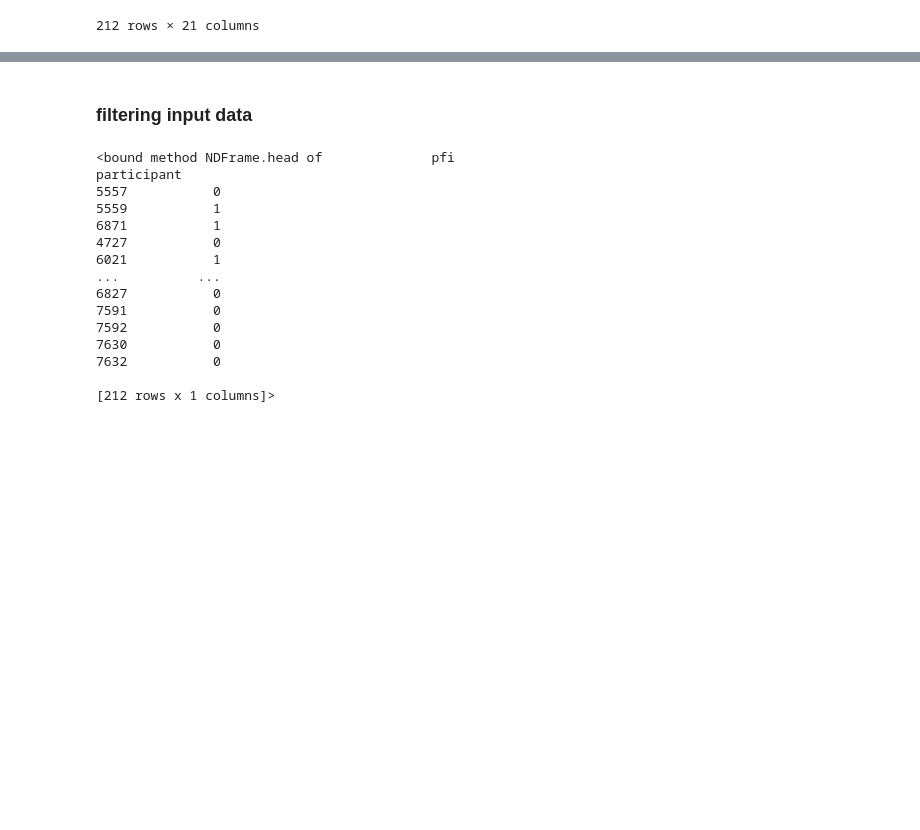
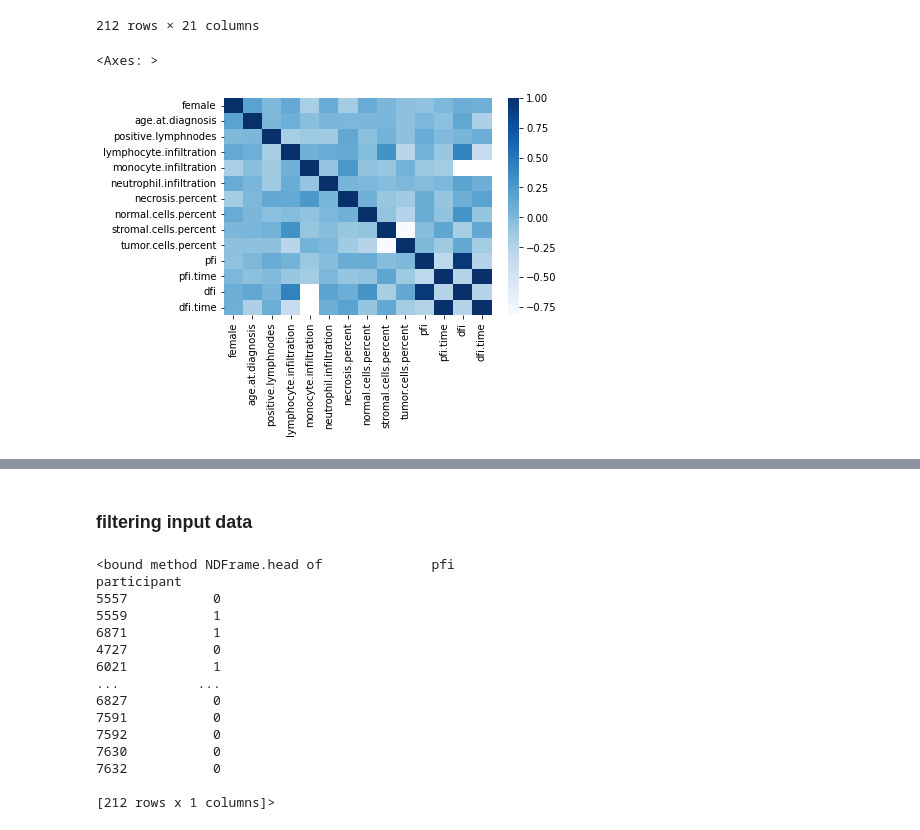
Before and after one commit to i-wallwork/Major-Project, a Jupyter notebook: Major-Project.ipynb, the cells around one changed output, grey strips where cells are left out. Cells and saved outputs as stored; diff of their text form; code cells hidden in the pictures; blank space fills up the shorter version.

```diff
--- a/Major-Project.ipynb
+++ b/Major-Project.ipynb
@@ -33,4 +34,8 @@ c_df
 | 7632 | True | head & neck squamous cell carcinoma | 68 | not hispanic or latino | white | 0.0 | stage iva | ... |
 212 rows × 21 columns
 # %%
-# sns.heatmap(c_df.corr(), cmap="Blues")
+# features with low correlation to the outcome class should NOT just be removed
+sns.heatmap(c_df.corr(), cmap="Blues")
+# %% [output]
+<Axes: >
+[figure, added]
```
Also changed, not shown: parts of 104 cells of this notebook.
